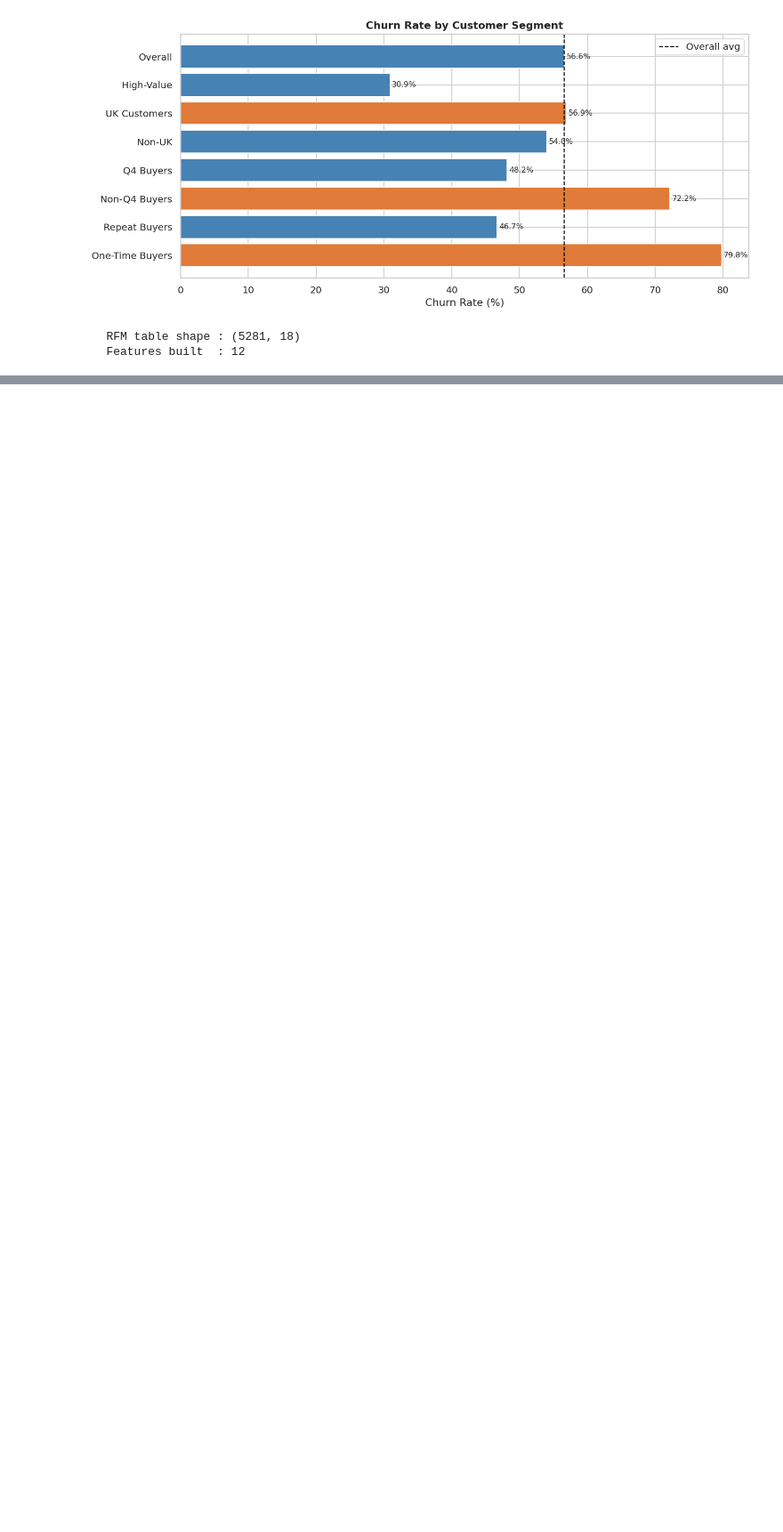
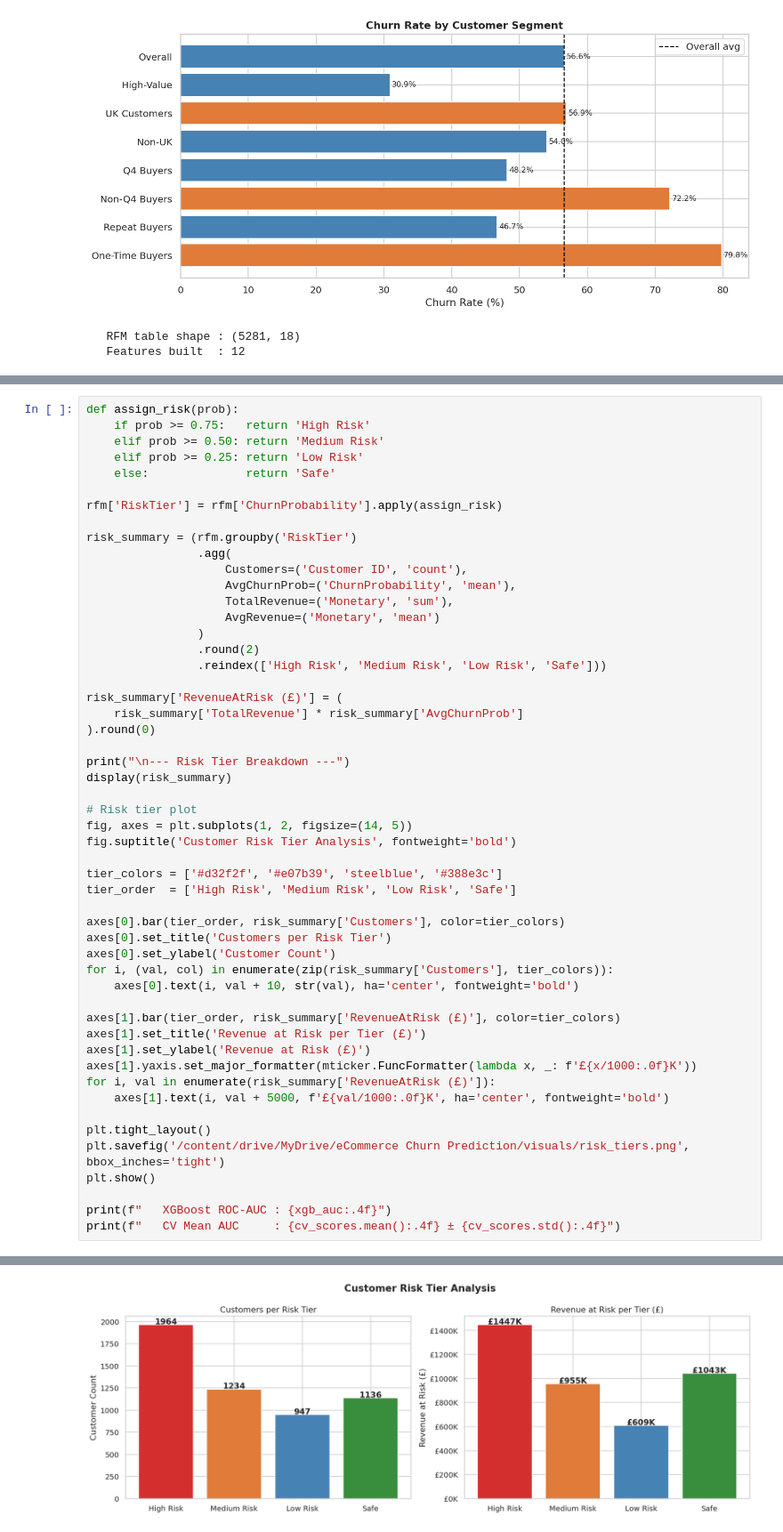
Before and after one commit to rohitudhwani/ecommerce_analytics, a Jupyter notebook: churn_analysis.ipynb, the cells around one changed output, grey strips where cells are left out. Shown at 89% size. Cells and saved outputs as stored; diff of their text form; blank space fills up the shorter version.

```diff
--- a/churn_analysis.ipynb
+++ b/churn_analysis.ipynb
@@ -624,0 +815,53 @@ print(f"   Features built  : {len(feature_cols) - 1}")
+# %%
+def assign_risk(prob):
+    if prob >= 0.75:   return 'High Risk'
+    elif prob >= 0.50: return 'Medium Risk'
+    elif prob >= 0.25: return 'Low Risk'
+    else:              return 'Safe'
+
+rfm['RiskTier'] = rfm['ChurnProbability'].apply(assign_risk)
+
+risk_summary = (rfm.groupby('RiskTier')
+                .agg(
+                    Customers=('Customer ID', 'count'),
+                    AvgChurnProb=('ChurnProbability', 'mean'),
+                    TotalRevenue=('Monetary', 'sum'),
+                    AvgRevenue=('Monetary', 'mean')
+                )
+                .round(2)
+                .reindex(['High Risk', 'Medium Risk', 'Low Risk', 'Safe']))
+
+risk_summary['RevenueAtRisk (£)'] = (
+    risk_summary['TotalRevenue'] * risk_summary['AvgChurnProb']
+).round(0)
+
+print("\n--- Risk Tier Breakdown ---")
+display(risk_summary)
+
+# Risk tier plot
+fig, axes = plt.subplots(1, 2, figsize=(14, 5))
+fig.suptitle('Customer Risk Tier Analysis', fontweight='bold')
+
+tier_colors = ['#d32f2f', '#e07b39', 'steelblue', '#388e3c']
+tier_order  = ['High Risk', 'Medium Risk', 'Low Risk', 'Safe']
+
+axes[0].bar(tier_order, risk_summary['Customers'], color=tier_colors)
+axes[0].set_title('Customers per Risk Tier')
+axes[0].set_ylabel('Customer Count')
+for i, (val, col) in enumerate(zip(risk_summary['Customers'], tier_colors)):
+    axes[0].text(i, val + 10, str(val), ha='center', fontweight='bold')
+
+axes[1].bar(tier_order, risk_summary['RevenueAtRisk (£)'], color=tier_colors)
+axes[1].set_title('Revenue at Risk per Tier (£)')
+axes[1].set_ylabel('Revenue at Risk (£)')
+axes[1].yaxis.set_major_formatter(mticker.FuncFormatter(lambda x, _: f'£{x/1000:.0f}K'))
+for i, val in enumerate(risk_summary['RevenueAtRisk (£)']):
+    axes[1].text(i, val + 5000, f'£{val/1000:.0f}K', ha='center', fontweight='bold')
+
+plt.tight_layout()
+plt.savefig('/content/drive/MyDrive/eCommerce Churn Prediction/visuals/risk_tiers.png', bbox_inches='tight')
+plt.show()
+
+print(f"   XGBoost ROC-AUC : {xgb_auc:.4f}")
+print(f"   CV Mean AUC     : {cv_scores.mean():.4f} ± {cv_scores.std():.4f}")
+# %% [output]
@@ -624,0 +875 @@ print(f"   Features built  : {len(feature_cols) - 1}")
+[figure, added]
```
Also changed, not shown: parts of 37 cells of this notebook.
